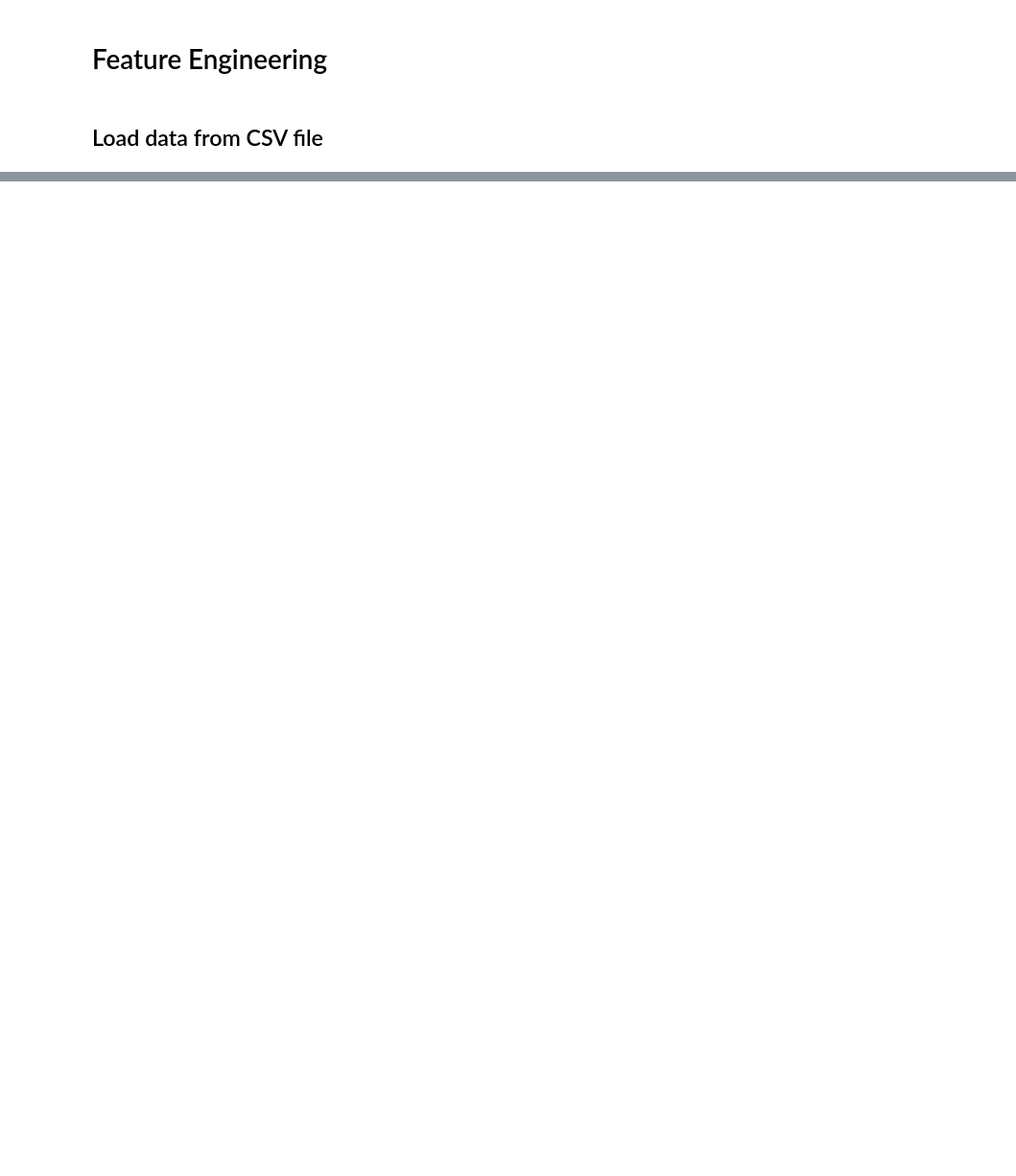
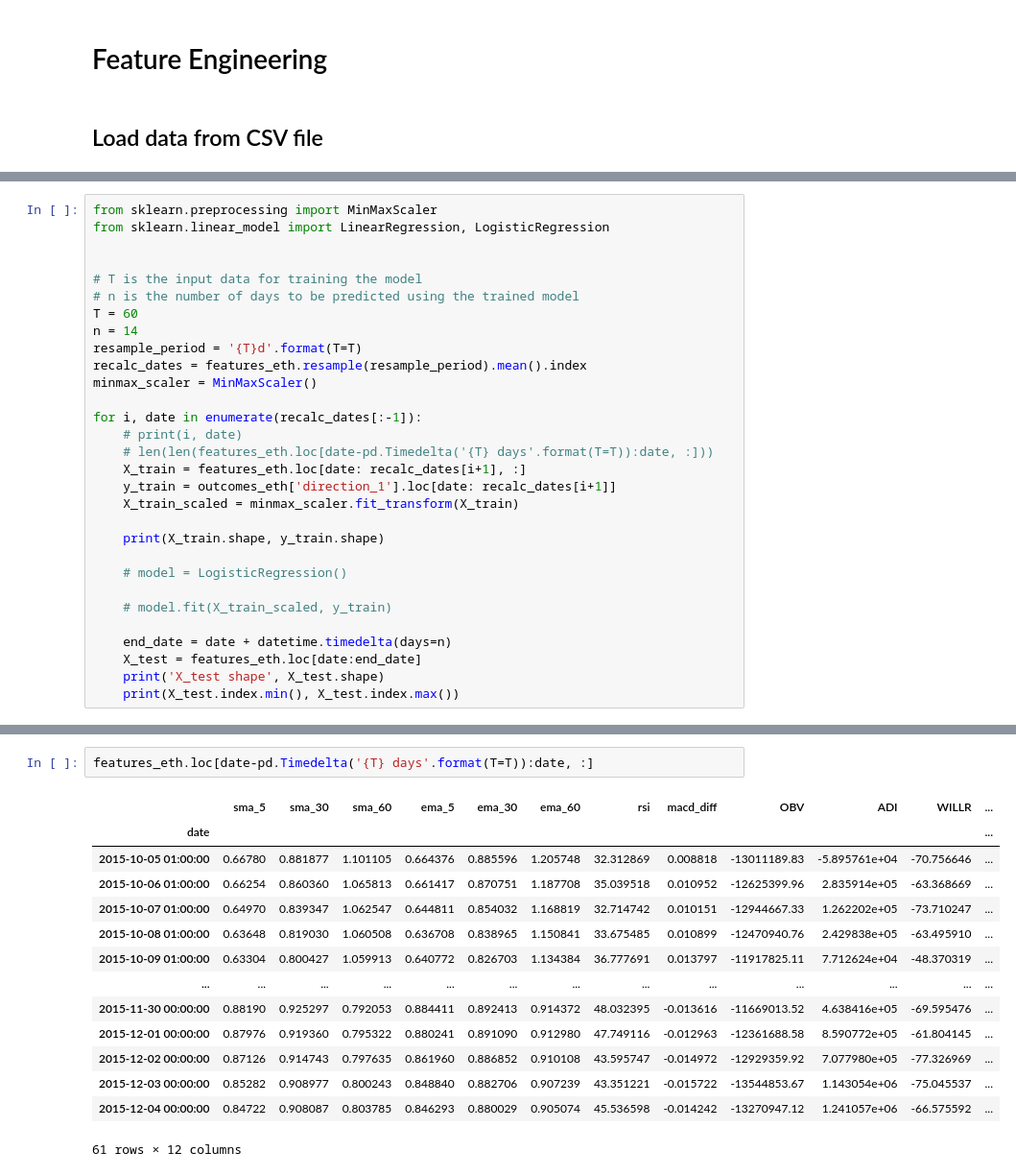
Before and after one commit to es-g/MSc_Ethereum_price_trend_analysis, a Jupyter notebook: simulations.ipynb, the cells around one changed output, grey strips where cells are left out. Shown at 96% size. Cells and saved outputs as stored; diff of their text form; blank space fills up the shorter version.

```diff
--- a/simulations.ipynb
+++ b/simulations.ipynb
@@ -193,0 +341,30 @@ split_point = int(0.80*len(df))
+# %%
+from sklearn.preprocessing import MinMaxScaler
+from sklearn.linear_model import LinearRegression, LogisticRegression
+
+
+# T is the input data for training the model
+# n is the number of days to be predicted using the trained model
+T = 60
+n = 14
+resample_period = '{T}d'.format(T=T)
+recalc_dates = features_eth.resample(resample_period).mean().index
+minmax_scaler = MinMaxScaler()
+
+for i, date in enumerate(recalc_dates[:-1]):
+    # print(i, date)
+    # len(len(features_eth.loc[date-pd.Timedelta('{T} days'.format(T=T)):date, :]))
+    X_train = features_eth.loc[date: recalc_dates[i+1], :]
+    y_train = outcomes_eth['direction_1'].loc[date: recalc_dates[i+1]]
+    X_train_scaled = minmax_scaler.fit_transform(X_train)
+
+    print(X_train.shape, y_train.shape)
+
+    # model = LogisticRegression()
+
+    # model.fit(X_train_scaled, y_train)
+
+    end_date = date + datetime.timedelta(days=n)
+    X_test = features_eth.loc[date:end_date]
+    print('X_test shape', X_test.shape)
+    print(X_test.index.min(), X_test.index.max())
@@ -193,0 +389,17 @@ split_point = int(0.80*len(df))
+# %%
+features_eth.loc[date-pd.Timedelta('{T} days'.format(T=T)):date, :]
+# %% [output]
+|  | sma_5 | sma_30 | sma_60 | ema_5 | ema_30 | ema_60 | rsi | macd_diff | OBV | ADI | WILLR | ... |
+| date |  |  |  |  |  |  |  |  |  |  |  | ... |
+| 2015-10-05 01:00:00 | 0.66780 | 0.881877 | 1.101105 | 0.664376 | 0.885596 | 1.205748 | 32.312869 | 0.008818 | -13011189.83 | -5.895761e+04 | -70.756646 | ... |
+| 2015-10-06 01:00:00 | 0.66254 | 0.860360 | 1.065813 | 0.661417 | 0.870751 | 1.187708 | 35.039518 | 0.010952 | -12625399.96 | 2.835914e+05 | -63.368669 | ... |
+| 2015-10-07 01:00:00 | 0.64970 | 0.839347 | 1.062547 | 0.644811 | 0.854032 | 1.168819 | 32.714742 | 0.010151 | -12944667.33 | 1.262202e+05 | -73.710247 | ... |
+| 2015-10-08 01:00:00 | 0.63648 | 0.819030 | 1.060508 | 0.636708 | 0.838965 | 1.150841 | 33.675485 | 0.010899 | -12470940.76 | 2.429838e+05 | -63.495910 | ... |
+| 2015-10-09 01:00:00 | 0.63304 | 0.800427 | 1.059913 | 0.640772 | 0.826703 | 1.134384 | 36.777691 | 0.013797 | -11917825.11 | 7.712624e+04 | -48.370319 | ... |
+| ... | ... | ... | ... | ... | ... | ... | ... | ... | ... | ... | ... | ... |
+| 2015-11-30 00:00:00 | 0.88190 | 0.925297 | 0.792053 | 0.884411 | 0.892413 | 0.914372 | 48.032395 | -0.013616 | -11669013.52 | 4.638416e+05 | -69.595476 | ... |
+| 2015-12-01 00:00:00 | 0.87976 | 0.919360 | 0.795322 | 0.880241 | 0.891090 | 0.912980 | 47.749116 | -0.012963 | -12361688.58 | 8.590772e+05 | -61.804145 | ... |
+| 2015-12-02 00:00:00 | 0.87126 | 0.914743 | 0.797635 | 0.861960 | 0.886852 | 0.910108 | 43.595747 | -0.014972 | -12929359.92 | 7.077980e+05 | -77.326969 | ... |
+| 2015-12-03 00:00:00 | 0.85282 | 0.908977 | 0.800243 | 0.848840 | 0.882706 | 0.907239 | 43.351221 | -0.015722 | -13544853.67 | 1.143054e+06 | -75.045537 | ... |
+| 2015-12-04 00:00:00 | 0.84722 | 0.908087 | 0.803785 | 0.846293 | 0.880029 | 0.905074 | 45.536598 | -0.014242 | -13270947.12 | 1.241057e+06 | -66.575592 | ... |
+61 rows × 12 columns
```
Also changed, not shown: parts of 43 cells of this notebook, 15 other files.
